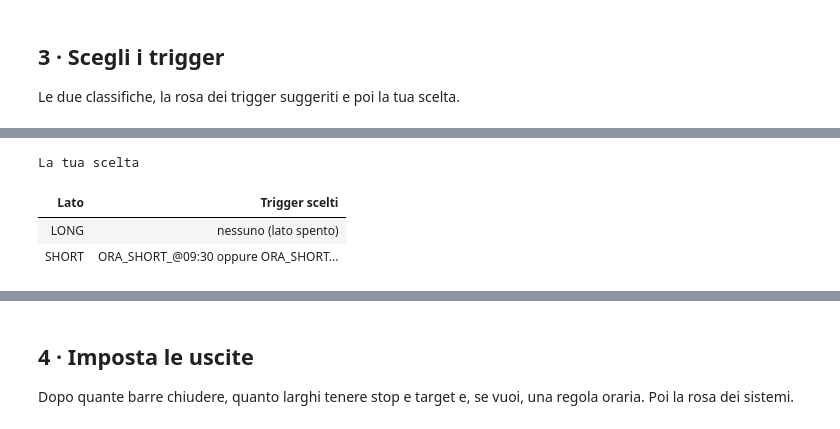
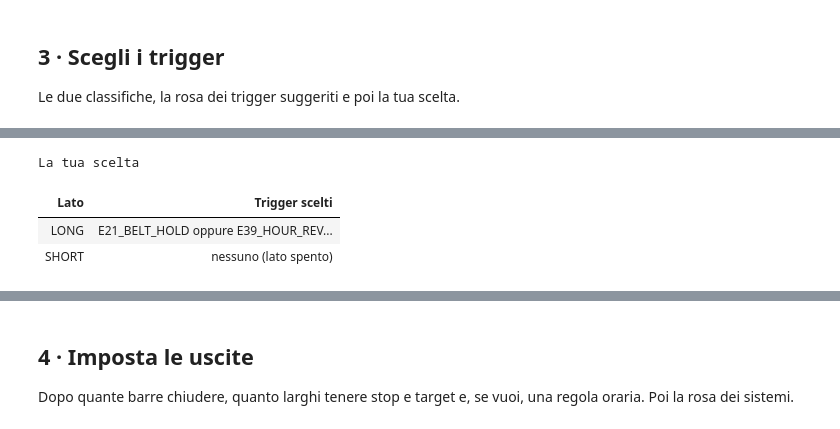
Before and after one commit to matti410/Trading-System-Creator_V4, a Jupyter notebook: Trading_System_Lab.ipynb, the cells around one changed output, grey strips where cells are left out. Drawn from its saved outputs; the diff is of its cells as text; code cells hidden in the pictures.

```diff
--- a/Trading_System_Lab.ipynb
+++ b/Trading_System_Lab.ipynb
@@ -82,7 +82,7 @@ Scegli lo strumento e per quante barre osservare il prezzo dopo ogni segnale (1
 Gli strumenti sono quelli della tabella `engine/simboli.py`, con i CSV in `dati/`. Costi dal listino del conto Standard (`SPREAD_LISTINO_PIPS` in `engine/vetrina.py`): se a uno strumento manca la riga, il passo si ferma e dice la riga esatta da aggiungere.
 # %%
 #@title 1 · Configura { display-mode: "form" }
-strumento = "NZDUSD"  #@param ["EURUSD", "GBPUSD", "USDJPY", "NZDUSD", "XAUUSD", "US500", "USTEC", "DE40", "BTCUSD"]
+strumento = "BTCUSD"  #@param ["EURUSD", "GBPUSD", "USDJPY", "NZDUSD", "XAUUSD", "US500", "USTEC", "DE40", "BTCUSD"]
 orizzonte = 31  #@param {type:"slider", min:4, max:96, step:1}
 
 s = prepara(strumento, H=orizzonte, cartella=DATI_DIR)
@@ -170,16 +162,16 @@ La rosa dei trigger (in-sample, 31 barre, prima dei costi)
 # %%
 #@title 3b · La tua scelta { display-mode: "form" }
 #@markdown Copia i nomi dalla classifica. Più nomi sullo stesso lato: separali con una virgola. Lato vuoto = spento.
 #@markdown Trigger a orario: `ORA_LONG_@12:30` o `ORA_SHORT_@12:30` = entra ogni giorno a quell'ora (ora del profilo 2b).
-trigger_long = ""  #@param {type:"string"}
-trigger_short = "ORA_SHORT_@09:30, ORA_SHORT_@09:45, ORA_SHORT_@10:00, ORA_SHORT_@10:15"  #@param {type:"string"}
+trigger_long = "E21_BELT_HOLD, E39_HOUR_REVERSAL_UP"  #@param {type:"string"}
+trigger_short = ""  #@param {type:"string"}
 
 scegli_trigger(s, long=trigger_long, short=trigger_short)
 # %% [output]
 La tua scelta
 | Lato | Trigger scelti |
-| LONG | nessuno (lato spento) |
-| SHORT | ORA_SHORT_@09:30 oppure ORA_SHORT... |
+| LONG | E21_BELT_HOLD oppure E39_HOUR_REV... |
+| SHORT | nessuno (lato spento) |
 [interactive output not drawn]
 # %% [markdown]
 ## 4 · Imposta le uscite
```
Also changed, not shown: parts of 9 cells of this notebook.
